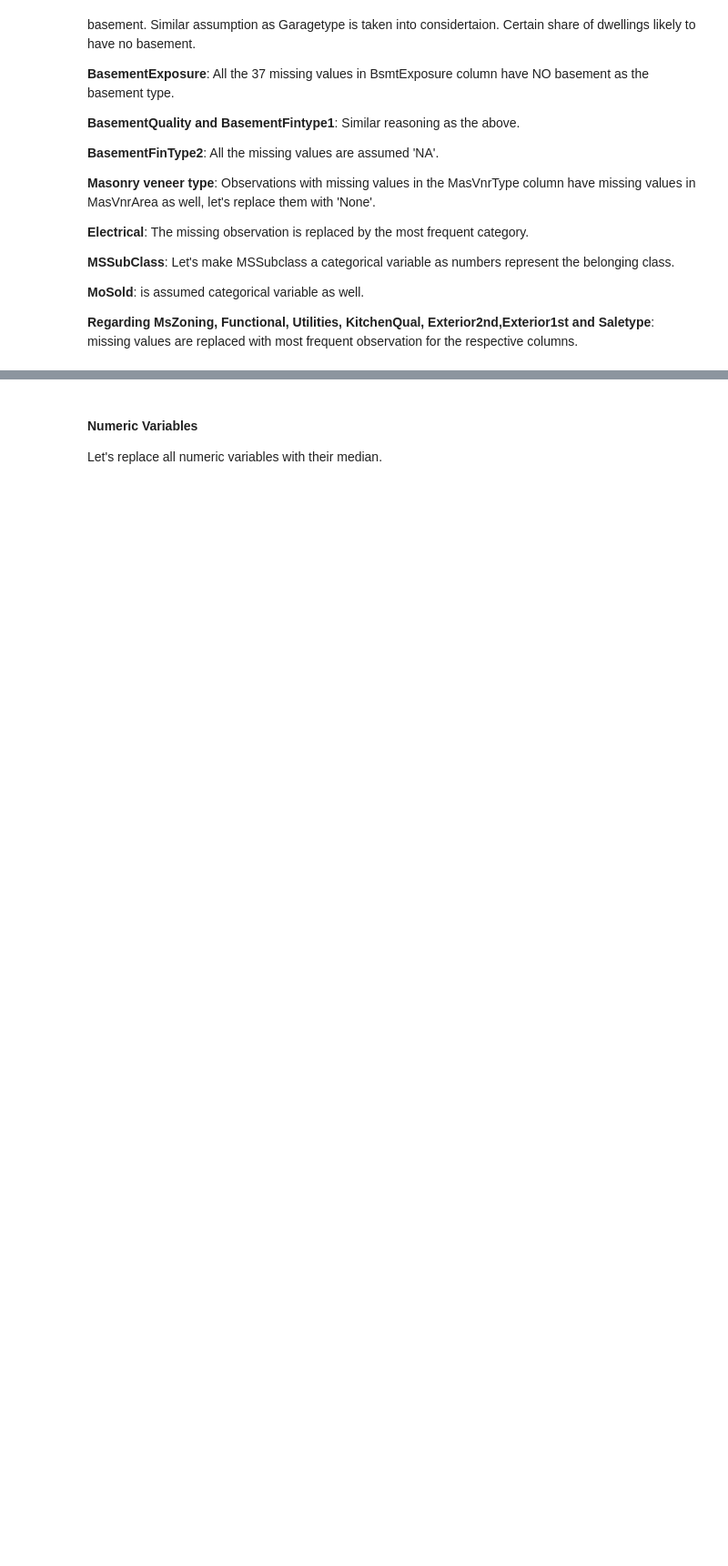
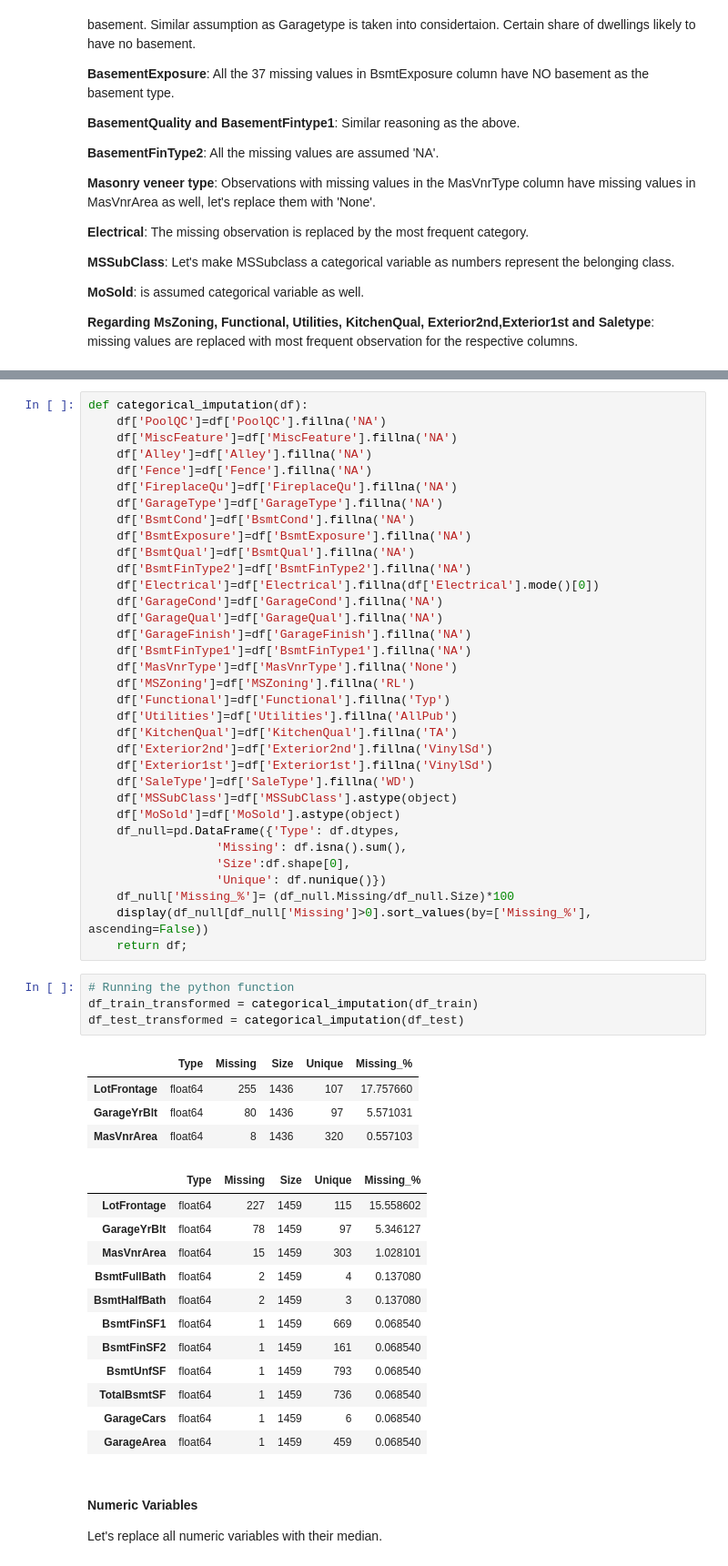
Before and after one commit to Robertosoftware/Advanced-Regression-Housing-Problem, a Jupyter notebook: Notebook/explained-100-advanced-regression-for-beginners.ipynb, the cells around one changed output, grey strips where cells are left out. Shown at 91% size. Saved outputs shown, nothing was run; the diff lists cells and outputs as text; blank space fills up the shorter version.

```diff
--- a/Notebook/explained-100-advanced-regression-for-beginners.ipynb
+++ b/Notebook/explained-100-advanced-regression-for-beginners.ipynb
@@ -279,3 +258,58 @@ data['MoSold']=data['MoSold'].astype(object)
+# %%
+def categorical_imputation(df):
+    df['PoolQC']=df['PoolQC'].fillna('NA')
+    df['MiscFeature']=df['MiscFeature'].fillna('NA')
+    df['Alley']=df['Alley'].fillna('NA')
+    df['Fence']=df['Fence'].fillna('NA')
+    df['FireplaceQu']=df['FireplaceQu'].fillna('NA')
+    df['GarageType']=df['GarageType'].fillna('NA')
+    df['BsmtCond']=df['BsmtCond'].fillna('NA')
+    df['BsmtExposure']=df['BsmtExposure'].fillna('NA')
+    df['BsmtQual']=df['BsmtQual'].fillna('NA')
+    df['BsmtFinType2']=df['BsmtFinType2'].fillna('NA')
+    df['Electrical']=df['Electrical'].fillna(df['Electrical'].mode()[0])
+    df['GarageCond']=df['GarageCond'].fillna('NA')
+    df['GarageQual']=df['GarageQual'].fillna('NA')
+    df['GarageFinish']=df['GarageFinish'].fillna('NA')
+    df['BsmtFinType1']=df['BsmtFinType1'].fillna('NA')
+    df['MasVnrType']=df['MasVnrType'].fillna('None')
+    df['MSZoning']=df['MSZoning'].fillna('RL')
+    df['Functional']=df['Functional'].fillna('Typ')
+    df['Utilities']=df['Utilities'].fillna('AllPub')
+    df['KitchenQual']=df['KitchenQual'].fillna('TA')
+    df['Exterior2nd']=df['Exterior2nd'].fillna('VinylSd')
+    df['Exterior1st']=df['Exterior1st'].fillna('VinylSd')
+    df['SaleType']=df['SaleType'].fillna('WD')
+    df['MSSubClass']=df['MSSubClass'].astype(object)
+    df['MoSold']=df['MoSold'].astype(object)
+    df_null=pd.DataFrame({'Type': df.dtypes,
+                  'Missing': df.isna().sum(),
+                  'Size':df.shape[0],
+                  'Unique': df.nunique()})
+    df_null['Missing_%']= (df_null.Missing/df_null.Size)*100
+    display(df_null[df_null['Missing']>0].sort_values(by=['Missing_%'], ascending=False))
+    return df;
+# %%
+# Running the python function
+df_train_transformed = categorical_imputation(df_train)
+df_test_transformed = categorical_imputation(df_test)
+# %% [output]
+|  | Type | Missing | Size | Unique | Missing_% |
+| LotFrontage | float64 | 255 | 1436 | 107 | 17.757660 |
+| GarageYrBlt | float64 | 80 | 1436 | 97 | 5.571031 |
+| MasVnrArea | float64 | 8 | 1436 | 320 | 0.557103 |
+|  | Type | Missing | Size | Unique | Missing_% |
+| LotFrontage | float64 | 227 | 1459 | 115 | 15.558602 |
+| GarageYrBlt | float64 | 78 | 1459 | 97 | 5.346127 |
+| MasVnrArea | float64 | 15 | 1459 | 303 | 1.028101 |
+| BsmtFullBath | float64 | 2 | 1459 | 4 | 0.137080 |
+| BsmtHalfBath | float64 | 2 | 1459 | 3 | 0.137080 |
+| BsmtFinSF1 | float64 | 1 | 1459 | 669 | 0.068540 |
+| BsmtFinSF2 | float64 | 1 | 1459 | 161 | 0.068540 |
+| BsmtUnfSF | float64 | 1 | 1459 | 793 | 0.068540 |
+| TotalBsmtSF | float64 | 1 | 1459 | 736 | 0.068540 |
+| GarageCars | float64 | 1 | 1459 | 6 | 0.068540 |
+| GarageArea | float64 | 1 | 1459 | 459 | 0.068540 |
 # %% [markdown]
 #### Numeric Variables
 
```
Also changed, not shown: parts of 41 cells of this notebook.
